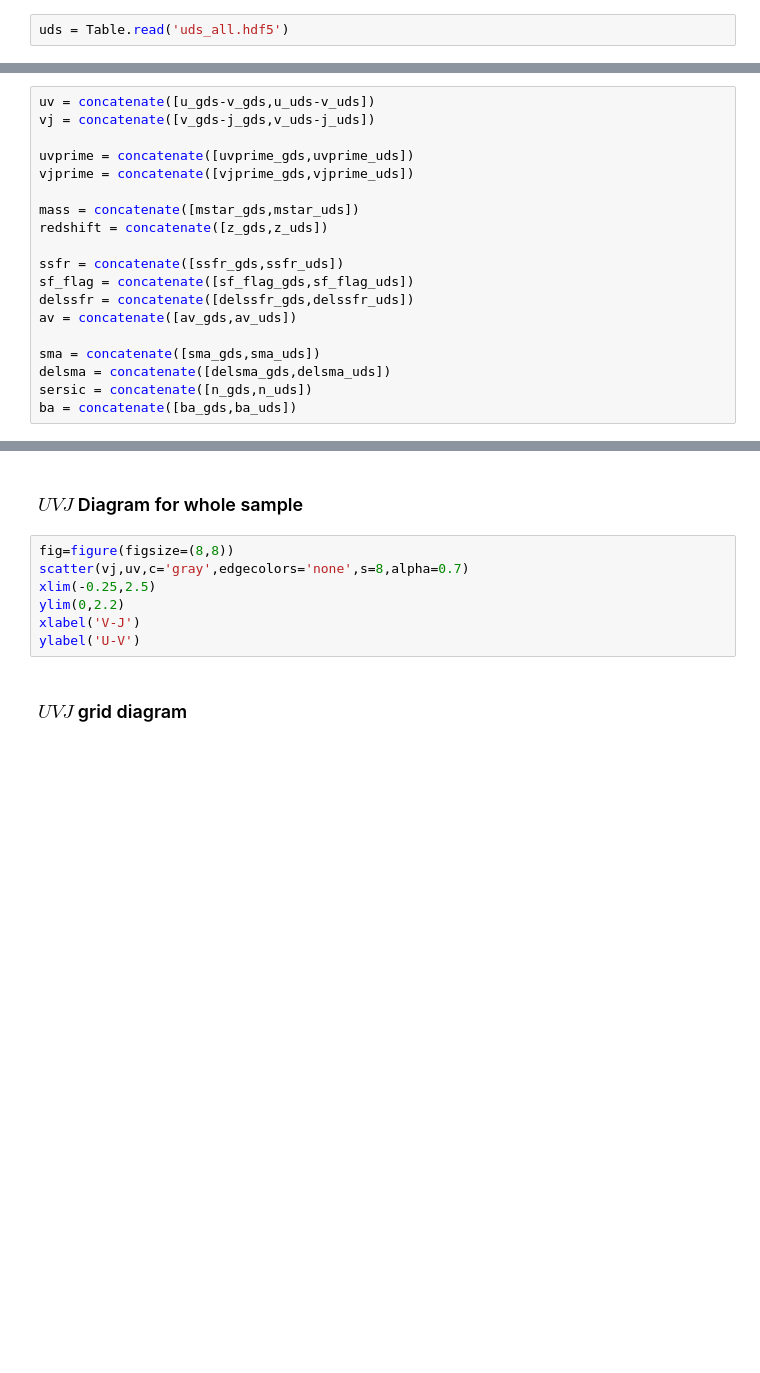
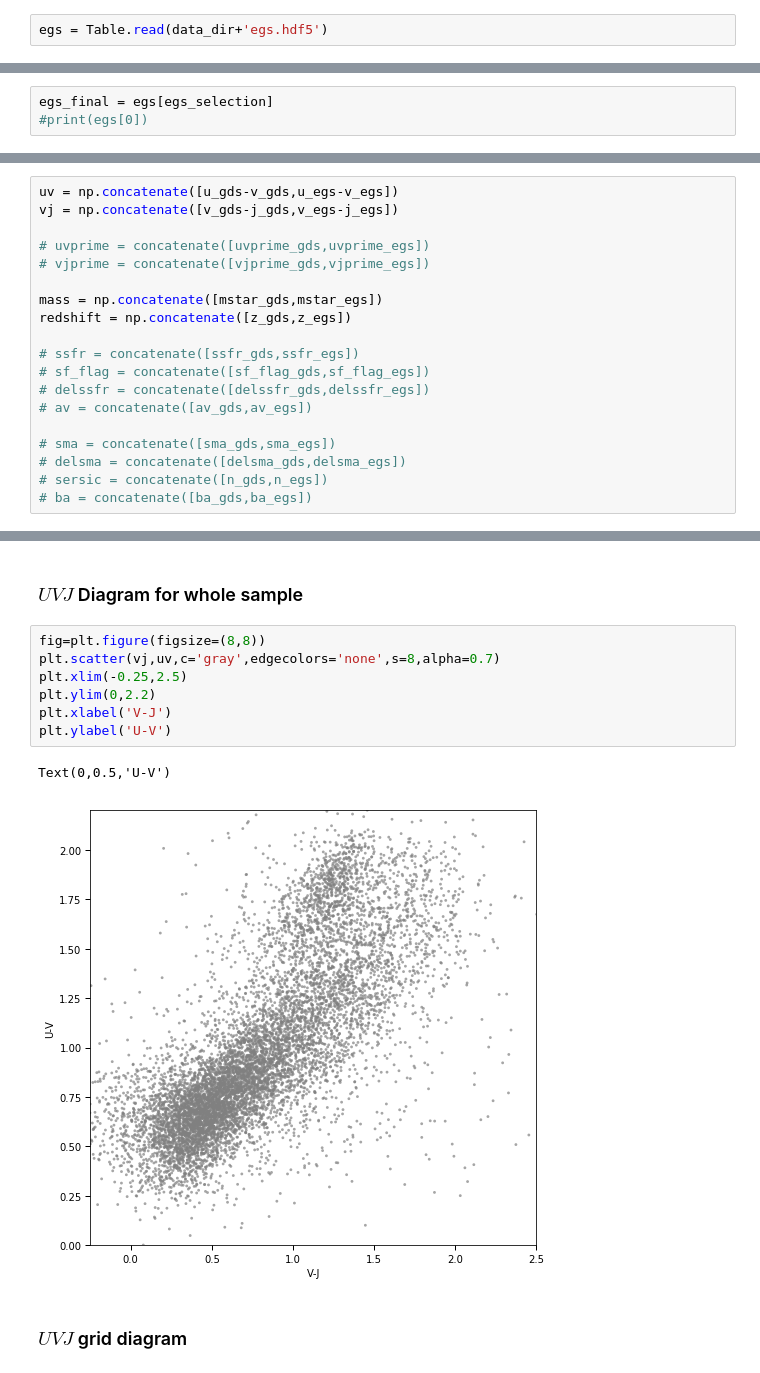
Before and after one commit to jztuan/SIP18, a Jupyter notebook: SIP tutorial.ipynb, the cells around one changed output, grey strips where cells are left out. Drawn from its saved outputs; the diff is of its cells as text; blank space fills up the shorter version.

```diff
--- a/SIP tutorial.ipynb
+++ b/SIP tutorial.ipynb
@@ -73,2 +89,2 @@ ba_gds = gds_final['q_f160w'] ## axis ratio b/a
 # %%
-uds = Table.read('uds_all.hdf5')
+egs = Table.read(data_dir+'egs.hdf5')
@@ -85 +99,4 @@ uds_final = uds[uds_selection]
+# %%
+egs_final = egs[egs_selection]
+#print(egs[0])
 # %%
@@ -110,35 +127,38 @@ ba_uds = uds_final['q_f160w'] ## axis ratio b/a
 # %% [markdown]
 ### Join GOODS-S and UDS variables together to be able to plot both at the same time
 # %%
-uv = concatenate([u_gds-v_gds,u_uds-v_uds])
-vj = concatenate([v_gds-j_gds,v_uds-j_uds])
+uv = np.concatenate([u_gds-v_gds,u_egs-v_egs])
+vj = np.concatenate([v_gds-j_gds,v_egs-j_egs])
 
-uvprime = concatenate([uvprime_gds,uvprime_uds])
-vjprime = concatenate([vjprime_gds,vjprime_uds])
+# uvprime = concatenate([uvprime_gds,uvprime_egs])
+# vjprime = concatenate([vjprime_gds,vjprime_egs])
 
-mass = concatenate([mstar_gds,mstar_uds])
-redshift = concatenate([z_gds,z_uds])
+mass = np.concatenate([mstar_gds,mstar_egs])
+redshift = np.concatenate([z_gds,z_egs])
 
-ssfr = concatenate([ssfr_gds,ssfr_uds])
-sf_flag = concatenate([sf_flag_gds,sf_flag_uds])
-delssfr = concatenate([delssfr_gds,delssfr_uds])
-av = concatenate([av_gds,av_uds])
+# ssfr = concatenate([ssfr_gds,ssfr_egs])
+# sf_flag = concatenate([sf_flag_gds,sf_flag_egs])
+# delssfr = concatenate([delssfr_gds,delssfr_egs])
+# av = concatenate([av_gds,av_egs])
 
-sma = concatenate([sma_gds,sma_uds])
-delsma = concatenate([delsma_gds,delsma_uds])
-sersic = concatenate([n_gds,n_uds])
-ba = concatenate([ba_gds,ba_uds])
+# sma = concatenate([sma_gds,sma_egs])
+# delsma = concatenate([delsma_gds,delsma_egs])
+# sersic = concatenate([n_gds,n_egs])
+# ba = concatenate([ba_gds,ba_egs])
 # %% [markdown]
 ## Example plots
 # %% [markdown]
 ### $UVJ$ Diagram for whole sample
 # %%
-fig=figure(figsize=(8,8))
-scatter(vj,uv,c='gray',edgecolors='none',s=8,alpha=0.7)
-xlim(-0.25,2.5)
-ylim(0,2.2)
-xlabel('V-J')
-ylabel('U-V')
+fig=plt.figure(figsize=(8,8))
+plt.scatter(vj,uv,c='gray',edgecolors='none',s=8,alpha=0.7)
+plt.xlim(-0.25,2.5)
+plt.ylim(0,2.2)
+plt.xlabel('V-J')
+plt.ylabel('U-V')
+# %% [output]
+Text(0,0.5,'U-V')
+[figure, added]
 # %% [markdown]
 ### $UVJ$ grid diagram
 # %% [markdown]
```
Also changed, not shown: parts of 17 cells of this notebook, 1 other file.
